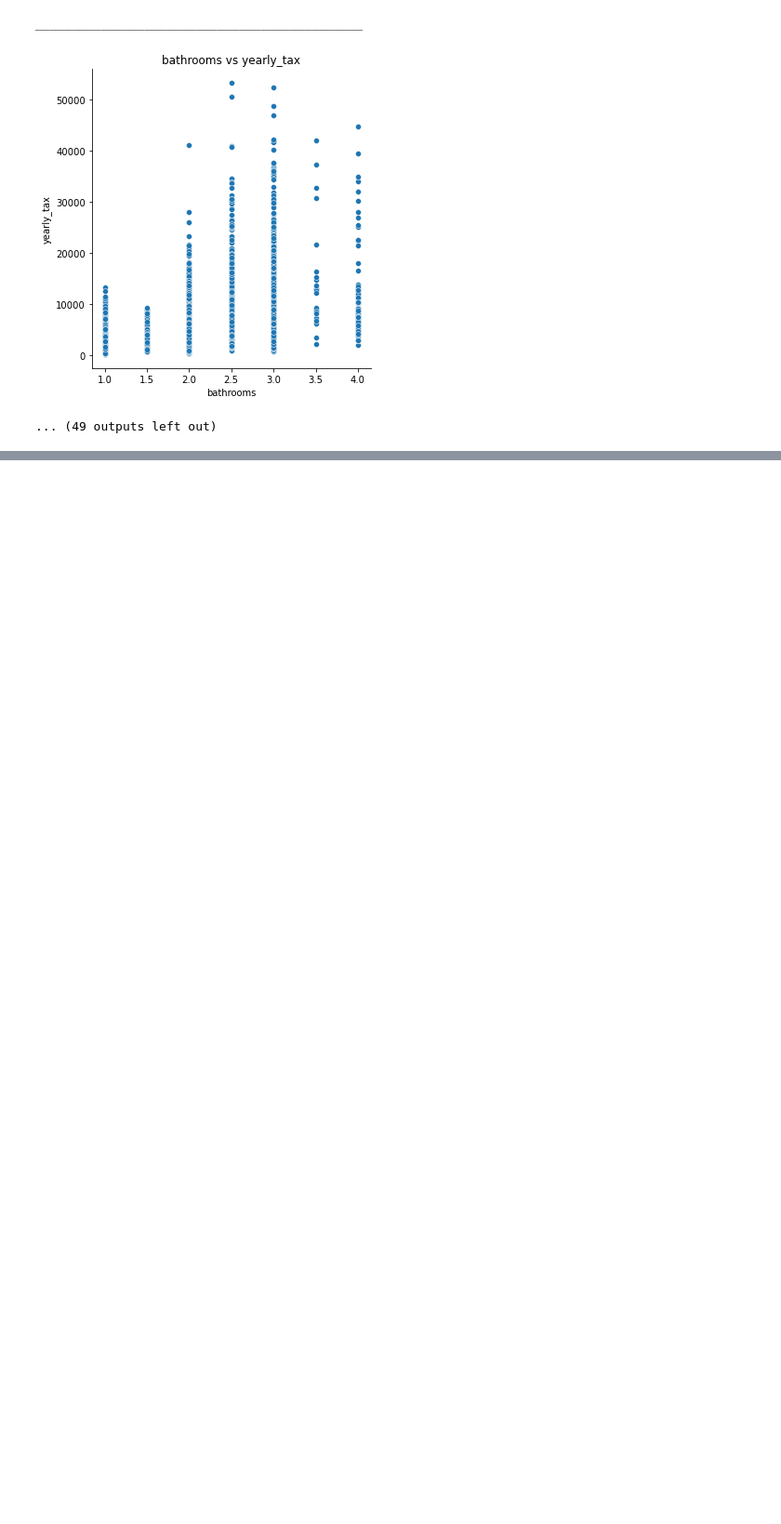
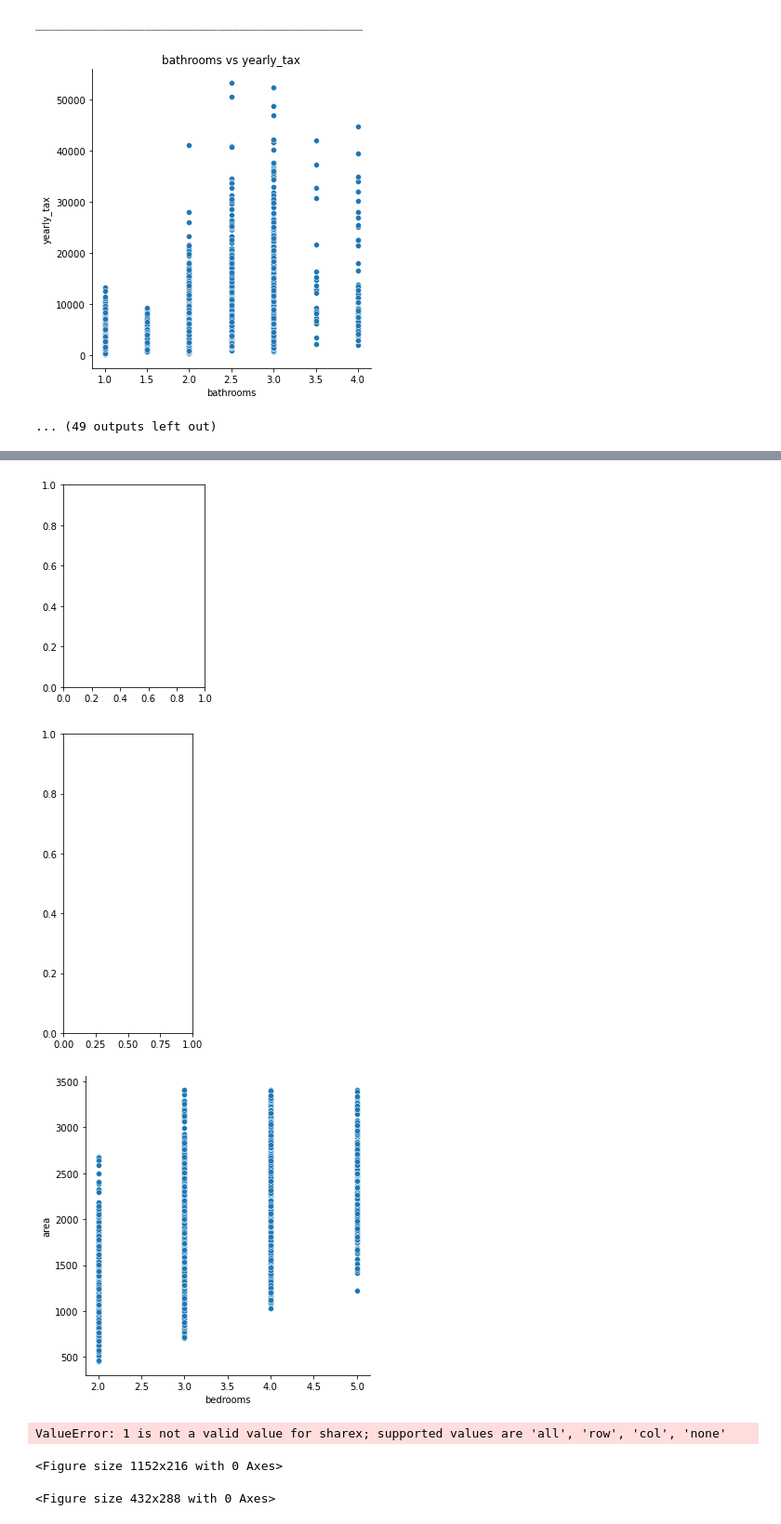
Before and after one commit to Marley-C-Robinson-99/regression-exercises, a Jupyter notebook: explore.ipynb, the cells around one changed output, grey strips where cells are left out. Shown at 93% size. Drawn from its saved outputs; the diff is of its cells as text; code cells hidden in the pictures; blank space fills up the shorter version.

```diff
--- a/explore.ipynb
+++ b/explore.ipynb
@@ -99,0 +125,26 @@ _____________________________________________
+# %%
+plt.subplot(1, 2, 1)
+sns.relplot(train.bathrooms, train.area, data=train)
+plt.subplot(1, 2, 2)
+sns.relplot(train.bedrooms, train.area, data=train)
+plt.show()
+# %% [output]
+[figure, added]
+[figure, added]
+[figure, added]
+# %%
+plt.figure(figsize=(16, 3))
+for i, pair in enumerate(cq_pairs):
+    # i starts at 0, but plot nos should start at 1
+    plot_number = i + 1
+    # subplotting based on index
+    plt.subplots(1, len(cq_pairs), plot_number)
+    plt.title(f'{pair[0]} vs {pair[1]}')
+    sns.relplot(x= pair[0], y= pair[1], data=train)
+
+plt.tight_layout()
+plt.show()
+# %% [output]
+ValueError: 1 is not a valid value for sharex; supported values are 'all', 'row', 'col', 'none'
+<Figure size 1152x216 with 0 Axes>
+<Figure size 432x288 with 0 Axes>
```
Also changed, not shown: parts of 3 cells of this notebook, 7 other files.
